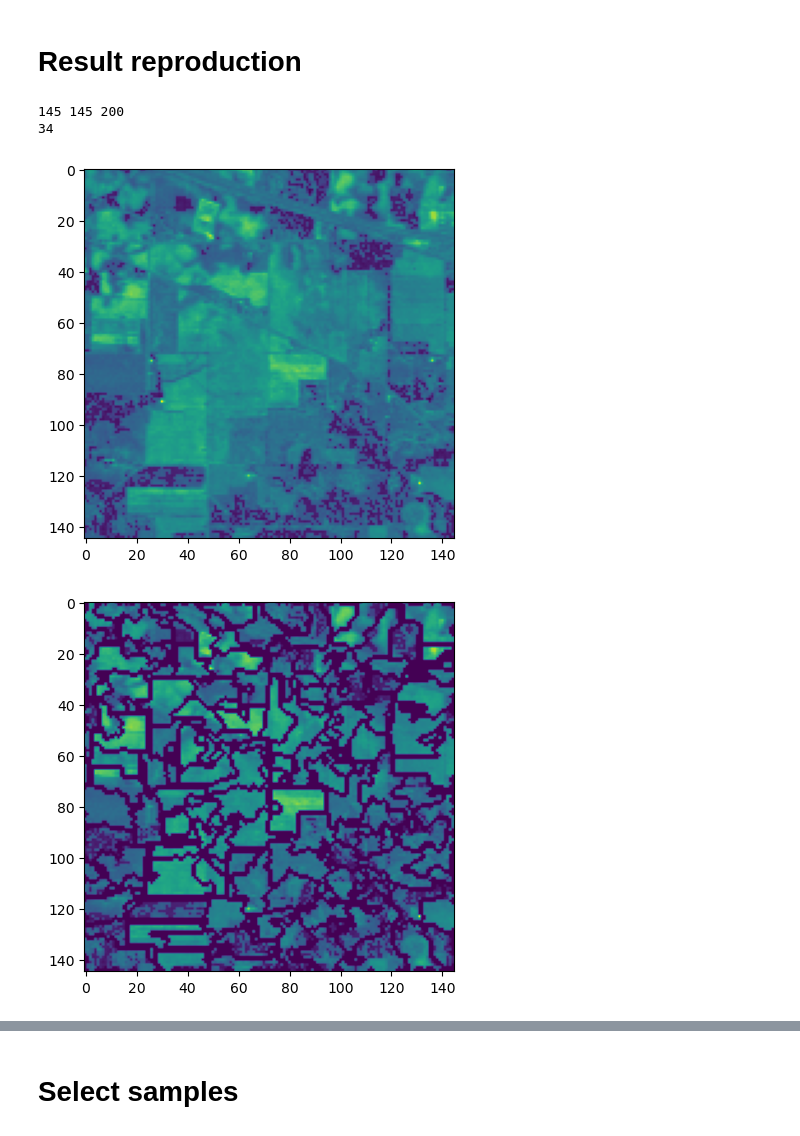
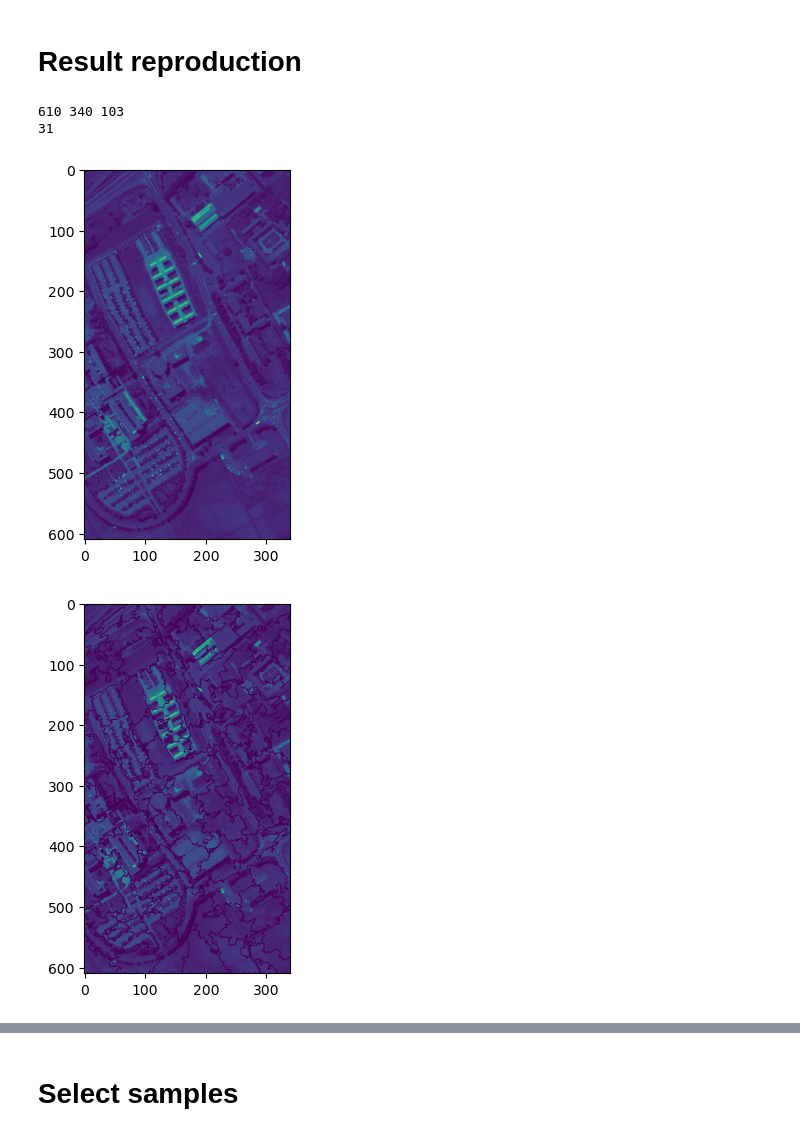
Before and after one commit to GeckSpy/M1-internship-SSGA, a Jupyter notebook: code/result.ipynb, the cells around one changed output, grey strips where cells are left out. Cells and saved outputs as stored; diff of their text form; code cells hidden in the pictures.

```diff
--- a/code/result.ipynb
+++ b/code/result.ipynb
@@ -10,8 +10,8 @@ import sklearn
 from MyDataset import IndianPines, PaviaUniversity, PaviaCenter
 from SSGA import SSGA
 # %%
-usedDataset = IndianPines
-#usedDataset = PaviaUniversity
+#usedDataset = IndianPines
+usedDataset = PaviaUniversity
 #usedDataset = PaviaCenter
 # %%
 n,m,B = usedDataset["shape"]
@@ -21,19 +21,18 @@ print(b)
 plt.imshow(usedDataset["data"][:,:,b])
 plt.show()
 # %% [output]
-145 145 200
-34
+610 340 103
+31
-[figure, old version]
+[figure, new version]
 # %%
-from EntropyRateSuperpixel import find_superpixel, complete_basic_similarity, create_img_with_borders
+from EntropyRateSuperpixel import find_superpixel, complete_basic_similarity, plot_img_with_borders
 
 K = 300
 SP = find_superpixel(usedDataset["data"], K, 0.5*8, complete_basic_similarity, True)
-SP_img = create_img_with_borders(usedDataset["data"][:,:,b], SP)
-plt.imshow(SP_img)
+plot_img_with_borders(usedDataset["data"][:,:,b], SP)
 plt.show()
 # %% [output]
-[figure, old version]
+[figure, new version]
 # %%
 class Param:
     GN = 100
```
Also changed, not shown: parts of 6 cells of this notebook, 3 other files.
